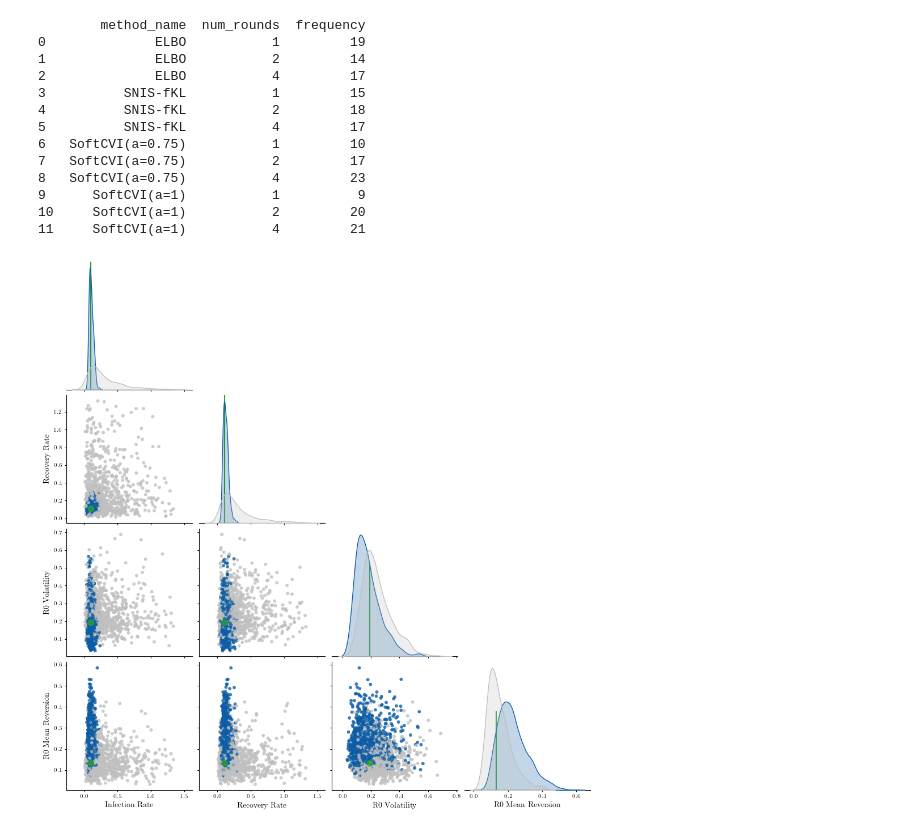
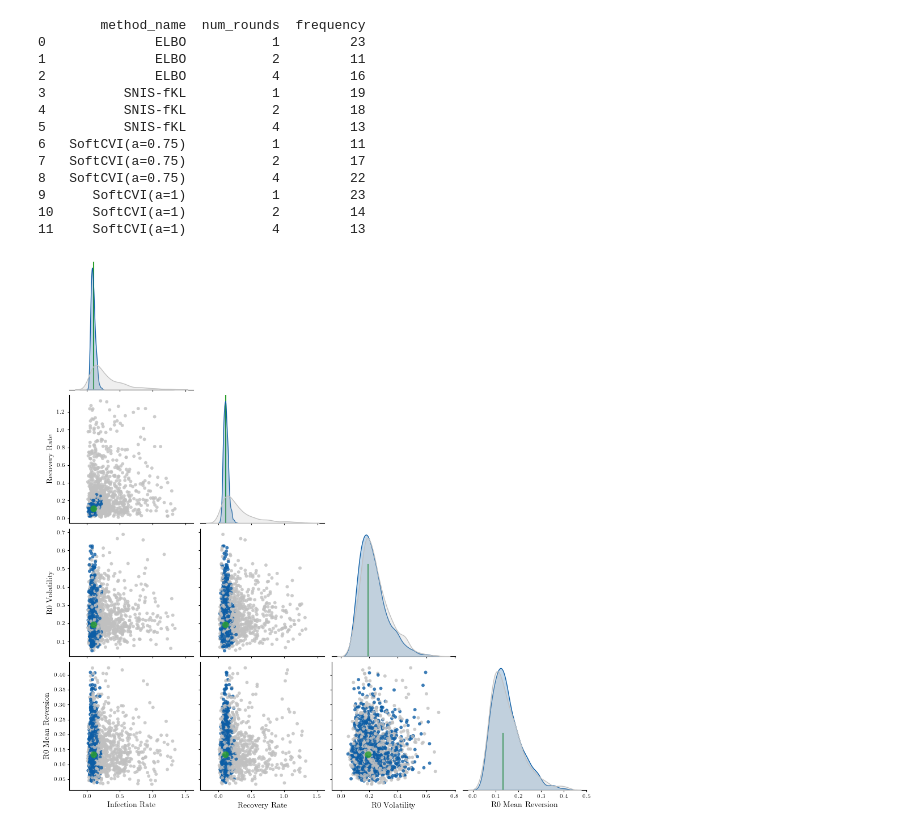
Before and after one commit to danielward27/spyrox, a Jupyter notebook: sir_covariates_results.ipynb, the cells around one changed output. Drawn from its saved outputs; the diff is of its cells as text; code cells hidden in the pictures.

```diff
--- a/sir_covariates_results.ipynb
+++ b/sir_covariates_results.ipynb
@@ -115,7 +110,7 @@ for r, ax in zip(num_rounds, cov_axes, strict=True):
 
     ax.set_xlim(0, 1)
     ax.set_ylim(0, 1)
-    ax.set_title(f"Rounds={r}", y=1.15, size=12)
+    ax.set_title(f"Rounds={r}", y=1.1, size=12)
 
 cov_axes[0].set_ylabel("Actual")
 [ax.set_xlabel("Nominal") for ax in cov_axes]
@@ -168,18 +163,18 @@ frequency_table = highest_prob_df.groupby(["method_name", "num_rounds"]).size().
 print(frequency_table)
 # %% [output]
         method_name  num_rounds  frequency
-0              ELBO           1         19
-1              ELBO           2         14
-2              ELBO           4         17
-3          SNIS-fKL           1         15
+0              ELBO           1         23
+1              ELBO           2         11
+2              ELBO           4         16
+3          SNIS-fKL           1         19
 4          SNIS-fKL           2         18
-5          SNIS-fKL           4         17
-6   SoftCVI(a=0.75)           1         10
+5          SNIS-fKL           4         13
+6   SoftCVI(a=0.75)           1         11
 7   SoftCVI(a=0.75)           2         17
-8   SoftCVI(a=0.75)           4         23
-9      SoftCVI(a=1)           1          9
-10     SoftCVI(a=1)           2         20
-11     SoftCVI(a=1)           4         21
+8   SoftCVI(a=0.75)           4         22
+9      SoftCVI(a=1)           1         23
+10     SoftCVI(a=1)           2         14
+11     SoftCVI(a=1)           4         13
 # %%
 import jax.numpy as jnp
 import numpy as np
@@ -285,39 +280,39 @@ def _filter_outliers(data, n):
     return data[mask]
 # %%
 # Plot example posteriors
-file = "SoftCVI(a=0.75)_seed=1_num_rounds=8"
+file = "SoftCVI(a=0.75)_seed=1_num_rounds=4_budget=5000"
 
 samples = {
     "True": dict(jnp.load(f"results/samples/true_{file}.npz")),
     "Prior": dict(jnp.load(f"results/samples/joint_{file}.npz")),
     "Posterior": dict(jnp.load(f"results/samples/guide_{file}.npz")),
 }
 samples["Prior"] = {k: v for k, v in samples["Prior"].items() if k!="x"}
 
 obs_idx = 0
 
 
 pairplot = pairplot_dictionary(
     {
     "Prior": samples["Prior"]["z"][:, obs_idx],
     "Posterior": samples["Posterior"]["z"][:, obs_idx],
     "True": samples["True"]["z"][obs_idx],
     },
     column_names=[
         "Infection Rate",
         "Recovery Rate",
         "R0 Volatility",
         "R0 Mean Reversion",
         ],
         s=0.01,
     palette=["silver", palette["SoftCVI(a=0.75)"], "tab:green"],
 )
 
 # TODO Can we make it a figure with two subfigures, combined with below?
 # Then don't need add a legend.
 # TODO the figsize needs to be much smaller
 # %% [output]
-[figure, old version]
+[figure, new version]
 # %%
 global_parameters = [
     "infection_rate_beta",
```
Also changed, not shown: parts of 4 cells of this notebook, 4 other files.
